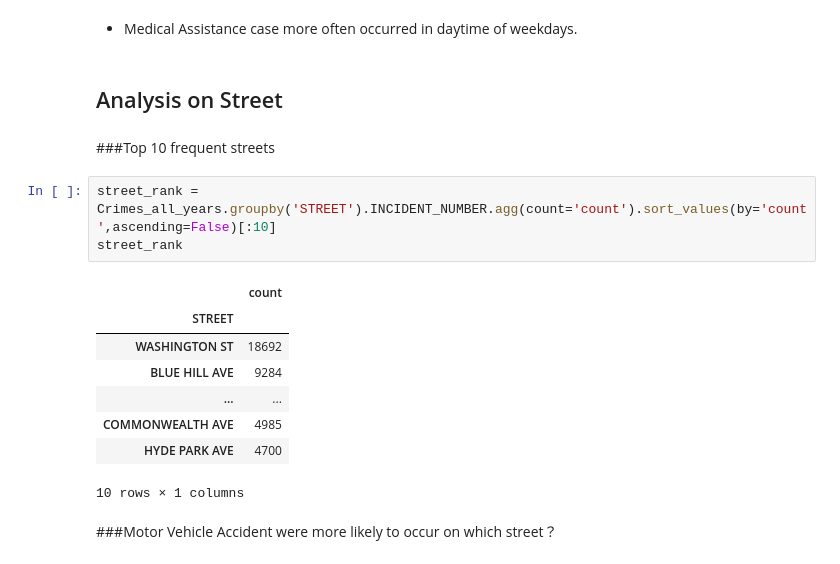
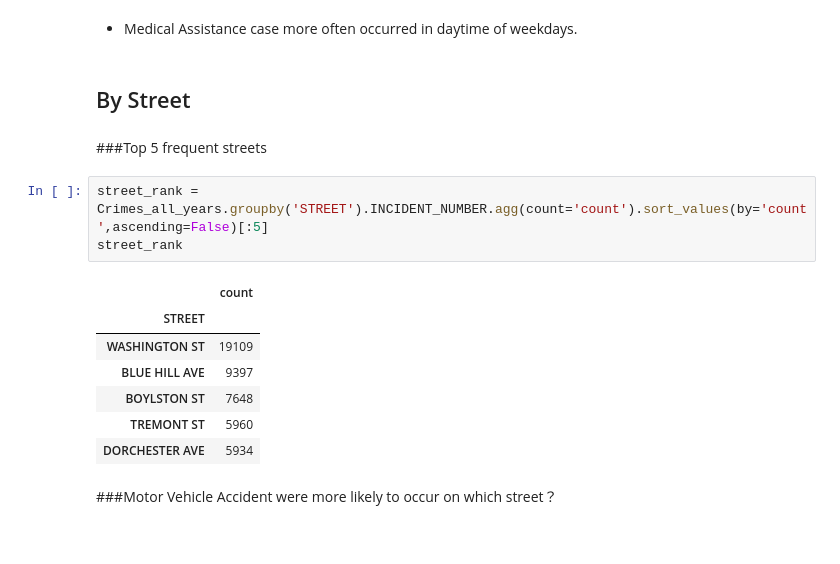
Before and after one commit to AlexVonSchwerdtner/BA780-Team6, a Jupyter notebook: Boston_Crime_Scene_Analytics.ipynb, the cells around one changed output. Saved outputs shown, nothing was run; the diff lists cells and outputs as text.

```diff
--- a/Boston_Crime_Scene_Analytics.ipynb
+++ b/Boston_Crime_Scene_Analytics.ipynb
@@ -635,21 +635,20 @@ ax.set_title('Heatmap of Medical Assistance Count by Day_of_week and Hour Since
 
 *   Medical Assistance case more often occurred in daytime of weekdays.
 # %% [markdown]
-## Analysis on Street
+## By Street
 # %% [markdown]
-###Top 10 frequent streets
+###Top 5 frequent streets
 # %%
-street_rank = Crimes_all_years.groupby('STREET').INCIDENT_NUMBER.agg(count='count').sort_values(by='count',ascending=False)[:10]
+street_rank = Crimes_all_years.groupby('STREET').INCIDENT_NUMBER.agg(count='count').sort_values(by='count',ascending=False)[:5]
 street_rank
 # %% [output]
 |  | count |
 | STREET |  |
-| WASHINGTON ST | 18692 |
-| BLUE HILL AVE | 9284 |
-| ... | ... |
-| COMMONWEALTH AVE | 4985 |
-| HYDE PARK AVE | 4700 |
+| WASHINGTON ST | 19109 |
+| BLUE HILL AVE | 9397 |
+| BOYLSTON ST | 7648 |
+| TREMONT ST | 5960 |
+| DORCHESTER AVE | 5934 |
-10 rows × 1 columns
 # %% [markdown]
 ###Motor Vehicle Accident were more likely to occur on which street？
 # %%
```
Also changed, not shown: parts of 12 cells of this notebook.
